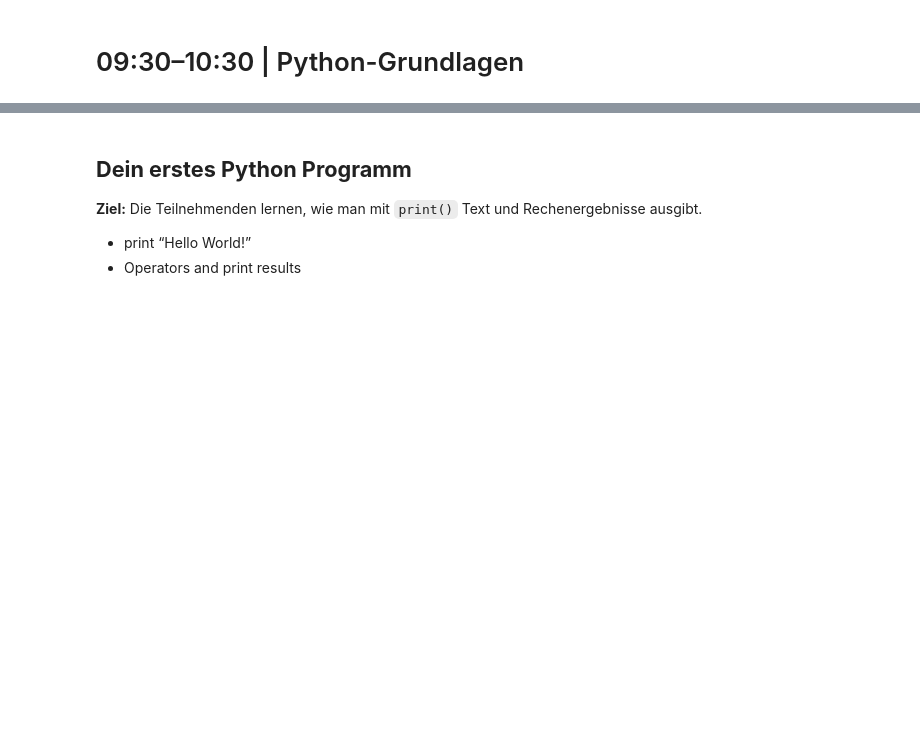
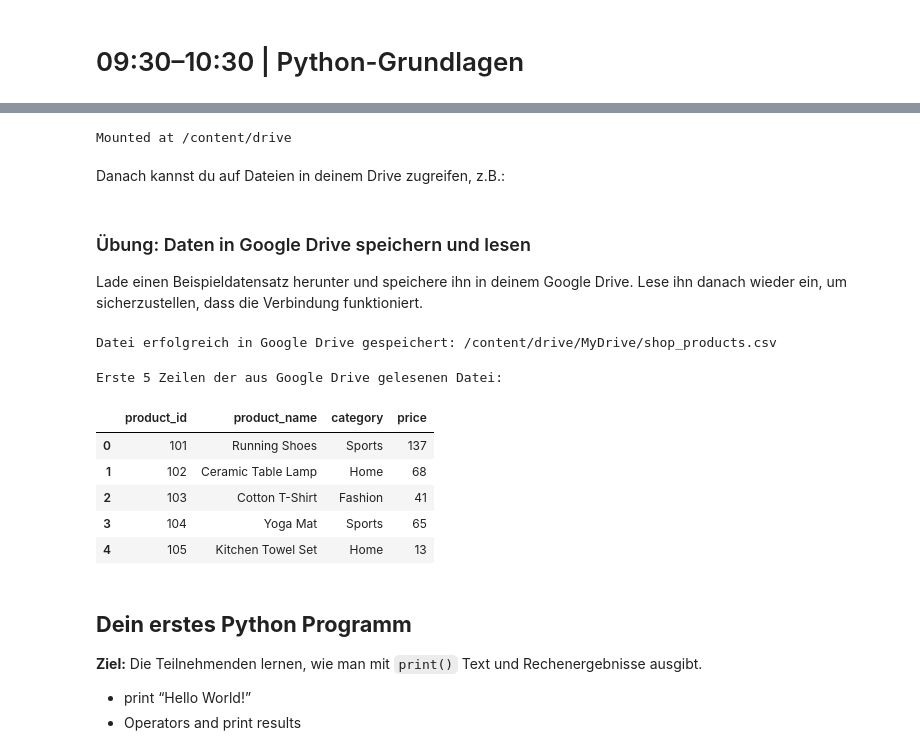
Before and after one commit to chiaoya/Data_to_Decision_with_SQL_Python, a Jupyter notebook: Tag 3/Day_3_Data_Analytics_SQL_Python.ipynb, the cells around one changed output, grey strips where cells are left out. Saved outputs shown, nothing was run; the diff lists cells and outputs as text; code cells hidden in the pictures; blank space fills up the shorter version.

Commit message:
Add - Download and upload data to Google Drive for coding use

```diff
--- a/Tag 3/Day_3_Data_Analytics_SQL_Python.ipynb
+++ b/Tag 3/Day_3_Data_Analytics_SQL_Python.ipynb
@@ -125,0 +130,7 @@ pd.read_sql_query(query, conn_recap)
+# %%
+from google.colab import drive
+drive.mount('/content/drive')
+# %% [output]
+Mounted at /content/drive
+# %% [markdown]
+Danach kannst du auf Dateien in deinem Drive zugreifen, z.B.:
@@ -126,3 +142,47 @@ pd.read_sql_query(query, conn_recap)
+# %% [markdown]
+### Übung: Daten in Google Drive speichern und lesen
+
+Lade einen Beispieldatensatz herunter und speichere ihn in deinem Google Drive. Lese ihn danach wieder ein, um sicherzustellen, dass die Verbindung funktioniert.
+# %%
+import requests
+
+# Beispiel-URL für einen Datensatz
+sample_data_url = 'https://raw.githubusercontent.com/chiaoya/Data_to_Decision_with_SQL_Python/refs/heads/main/course_data/shop/shop_products.csv'
+local_file_name = 'shop_products.csv'
+
+# Pfad in Google Drive
+gdrive_path = f'/content/drive/MyDrive/{local_file_name}'
+
+# Herunterladen und in Google Drive speichern
+response = requests.get(sample_data_url)
+if response.status_code == 200:
+    with open(gdrive_path, 'wb') as f:
+        f.write(response.content)
+    print(f'Datei erfolgreich in Google Drive gespeichert: {gdrive_path}')
+else:
+    print(f'Fehler beim Herunterladen der Datei. Statuscode: {response.status_code}')
+# %% [output]
+Datei erfolgreich in Google Drive gespeichert: /content/drive/MyDrive/shop_products.csv
+# %%
+import pandas as pd
+
+# Datei aus Google Drive lesen
+try:
+    df_products_from_drive = pd.read_csv(gdrive_path)
+    print('\nErste 5 Zeilen der aus Google Drive gelesenen Datei:')
+    display(df_products_from_drive.head())
+except FileNotFoundError:
+    print(f'Fehler: Die Datei {gdrive_path} wurde nicht gefunden. Stellen Sie sicher, dass sie in Ihrem Google Drive existiert.')
+except Exception as e:
+    print(f'Ein Fehler ist aufgetreten beim Lesen der Datei: {e}')
+# %% [output]
+Erste 5 Zeilen der aus Google Drive gelesenen Datei:
+|  | product_id | product_name | category | price |
+| 0 | 101 | Running Shoes | Sports | 137 |
+| 1 | 102 | Ceramic Table Lamp | Home | 68 |
+| 2 | 103 | Cotton T-Shirt | Fashion | 41 |
+| 3 | 104 | Yoga Mat | Sports | 65 |
+| 4 | 105 | Kitchen Towel Set | Home | 13 |
 # %% [markdown]
 ## **Dein erstes Python Programm**
 
```
Also changed, not shown: parts of 22 cells of this notebook.
